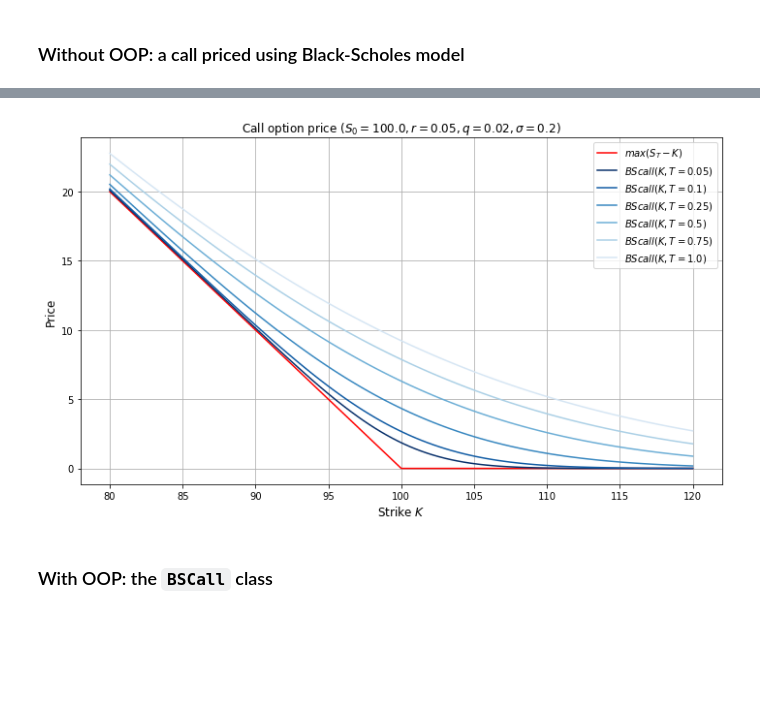
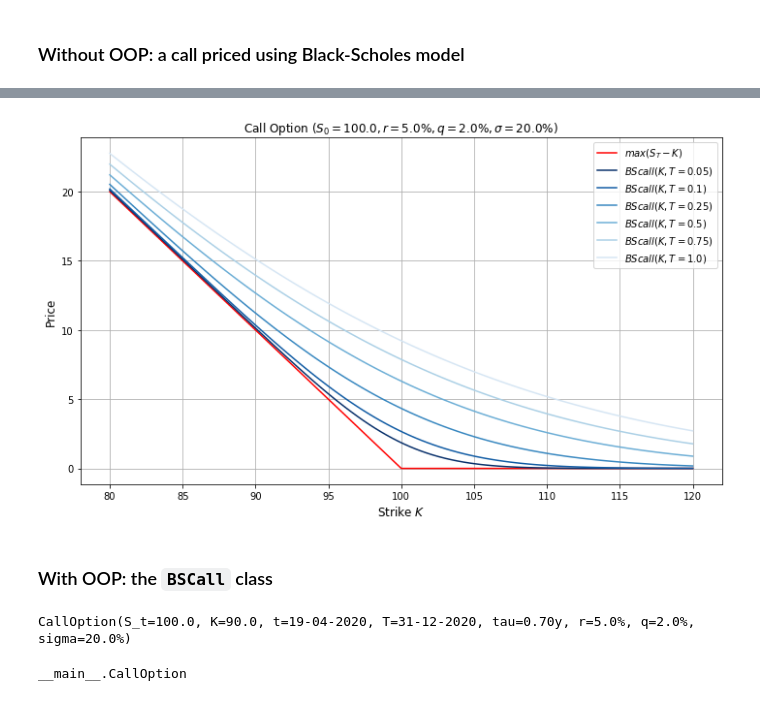
Before and after one commit to gabrielepompa88/IT-For-Business-And-Finance-2019-20, a Jupyter notebook: Notebooks/Derivatives_Analytics___Introduction_to_OOP.ipynb, the cells around one changed output, grey strips where cells are left out. Saved outputs shown, nothing was run; the diff lists cells and outputs as text; code cells hidden in the pictures; blank space fills up the shorter version.

```diff
--- a/Notebooks/Derivatives_Analytics___Introduction_to_OOP.ipynb
+++ b/Notebooks/Derivatives_Analytics___Introduction_to_OOP.ipynb
@@ -358,7 +367,3 @@ def call_option_price(S, K, T, r, q, sigma):
 # %%
-S_0              = 100.0
-ttm_strip        = np.array([0.05, 0.1, 0.25, 0.5, 0.75, 1.0])
-k_strip          = np.sort(np.concatenate((np.linspace(80, 120, 100), np.array([S_0]))))
-short_rate       = 0.05
-dividend_yield   = 0.02
-volatility       = 0.2
+T_strip = np.array([0.05, 0.1, 0.25, 0.5, 0.75, 1.0])
+T_strip
@@ -384,2 +372,5 @@ bs_price_surface.round(2)
-# %%
-plt.rcParams["axes.prop_cycle"] = plt.cycler("color", plt.cm.Blues_r(np.linspace(0,1,len(ttm_strip)+1)))
+# %%
+K_strip = np.linspace(80, 120, 100)
+K_strip = np.append(K_strip, S_0)
+K_strip = np.sort(K_strip)
+K_strip
@@ -386,25 +395,37 @@ plt.rcParams["axes.prop_cycle"] = plt.cycler("color", plt.cm.Blues_r(np.linspace
 # %%
+# color cycle setup: basically a cycle of different shades of blue as many time to maturity there are
+plt.rcParams["axes.prop_cycle"] = plt.cycler("color", plt.cm.Blues_r(np.linspace(0,1,len(T_strip)+1)))
+
+# define the figure
 fig, ax = plt.subplots(figsize=(10,6))
 
+# plot the red payoff line for different strikes
+ax.plot(K_strip, [call_option_payoff(S_0, K) for K in K_strip],
+        'r-', lw=1.5, label="$max(S_T-K)$")
 
-ax.plot(k_strip, bs_price_surface.loc[0, :], 'r-', lw=1.5, label="$max(S_T-K)$")
+# plot the price for different strikes, one line for each different time to maturity
+for T in T_strip:
+    ax.plot(K_strip, [call_option_price(S_0, K, T, short_rate, dividend_yield, volatility) for K in K_strip],
+            '-', lw=1.5, label="$BScall(K, T={})$".format(T))
 
-for ttm in ttm_strip:
-    ax.plot(k_strip, bs_price_surface.loc[ttm, :], '-', lw=1.5, label="$BScall(K, T={})$".format(ttm))
-
+# set axis labels
 ax.set_xlabel('Strike $K$', fontsize=12)
 ax.set_ylabel('Price', fontsize=12)
 
-ax.set_title("Call option price ($S_0={}, r={}, q={}, \sigma={})$".format(S_0, short_rate, dividend_yield, volatility),
+# set title
+ax.set_title("Call Option ($S_0={}, r={}\%, q={}\%, \sigma={}\%)$".format(S_0, short_rate*100, dividend_yield*100, volatility*100),
              fontsize=12)
 
-# Here we add the legend
+# add the legend
 ax.legend(loc='upper right', ncol=1)
 
+# add a gride to ease visualization
 plt.grid(True)
+
+# show the plot
 fig.tight_layout()
 plt.show()
 # %% [output]
-[figure, old version]
+[figure, new version]
 # %% [markdown]
 ### With OOP: the `BSCall` class <a name="bscall"></a>
@@ -410,0 +498,8 @@ plt.show()
+# %%
+call
+# %% [output]
+CallOption(S_t=100.0, K=90.0, t=19-04-2020, T=31-12-2020, tau=0.70y, r=5.0%, q=2.0%, sigma=20.0%)
+# %%
+type(call)
+# %% [output]
+__main__.CallOption
```
Also changed, not shown: parts of 48 cells of this notebook.
